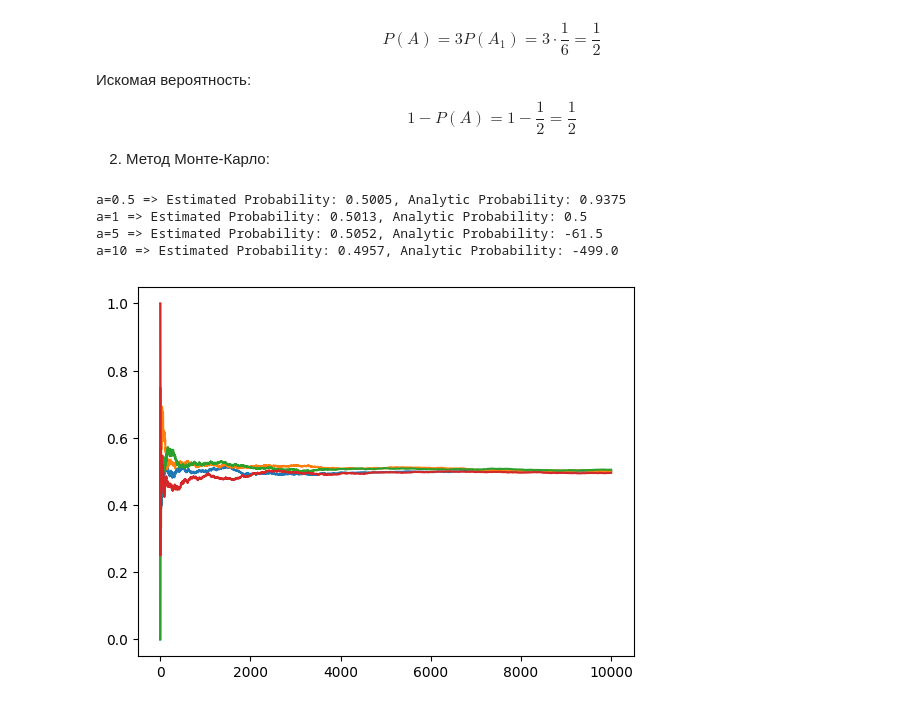
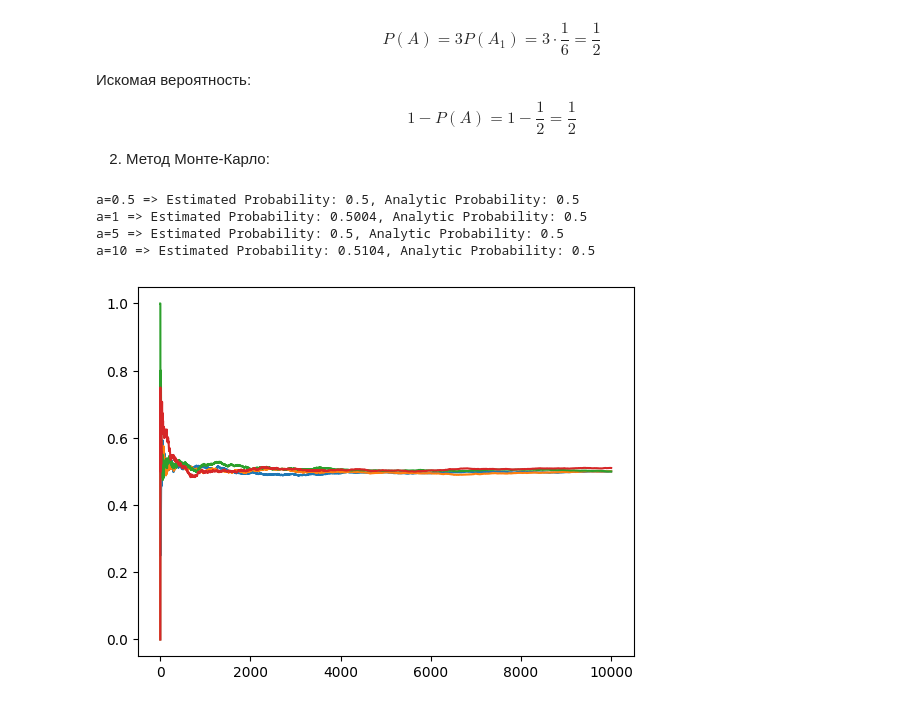
Before and after one commit to martilut/itmo-data-analysis, a Jupyter notebook: lab4/probabilty_theory.ipynb, the cells around one changed output. Cells and saved outputs as stored; diff of their text form; code cells hidden in the pictures.

```diff
--- a/lab4/probabilty_theory.ipynb
+++ b/lab4/probabilty_theory.ipynb
@@ -152,29 +152,29 @@ $$
 # %%
 a_values = [0.5, 1, 5, 10]
 
 def monte_carlo_triangle(a, num_trials):
     valid_triangles = 0
     prob_tmp = []
 
     for i in range(num_trials):
         x1, x2, x3 = random.uniform(0, a), random.uniform(0, a), random.uniform(0, a)
         if (x1 < x2 + x3) and (x2 < x1 + x3) and (x3 < x1 + x2):
             valid_triangles += 1
         prob_tmp.append(valid_triangles / (i + 1))
     return valid_triangles / num_trials, prob_tmp
 
 def analytic_triangle(a):
-    return 1 - (a ** 3) / 2
+    return 1 / 2
 
 num_trials = 10000
 for a in a_values:
     estimated_probability, prob_tmp = monte_carlo_triangle(a, num_trials)
     analytic_probability = analytic_triangle(a)
     print(f"a={a} => Estimated Probability: {estimated_probability}, Analytic Probability: {analytic_probability}")
     plt.plot(prob_tmp, label=f'a={a}')
 # %% [output]
-a=0.5 => Estimated Probability: 0.5005, Analytic Probability: 0.9375
-a=1 => Estimated Probability: 0.5013, Analytic Probability: 0.5
-a=5 => Estimated Probability: 0.5052, Analytic Probability: -61.5
-a=10 => Estimated Probability: 0.4957, Analytic Probability: -499.0
+a=0.5 => Estimated Probability: 0.5, Analytic Probability: 0.5
+a=1 => Estimated Probability: 0.5004, Analytic Probability: 0.5
+a=5 => Estimated Probability: 0.5, Analytic Probability: 0.5
+a=10 => Estimated Probability: 0.5104, Analytic Probability: 0.5
-[figure, old version]
+[figure, new version]
```
Also changed, not shown: parts of 1 cell of this notebook.
